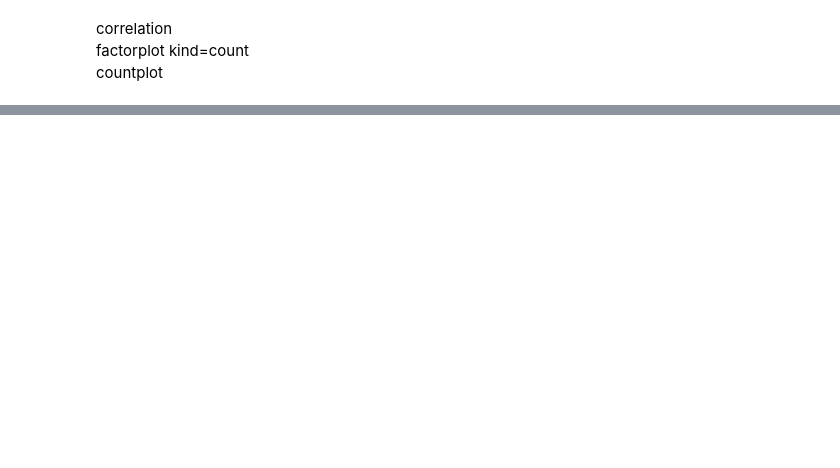
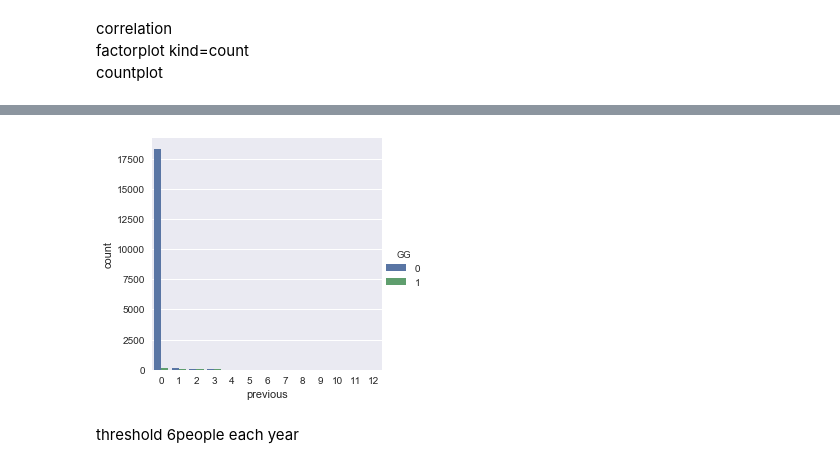
Before and after one commit to oz1717/SFP_GG_award, a Jupyter notebook: GG.ipynb, the cells around one changed output, grey strips where cells are left out. Drawn from its saved outputs; the diff is of its cells as text; code cells hidden in the pictures; blank space fills up the shorter version.

```diff
--- a/GG.ipynb
+++ b/GG.ipynb
@@ -260,5 +365,9 @@ sns.plt.show()
 # %%
 g = sns.factorplot(x='previous', hue="GG",
-                  data=stats_pre_OF_df,
+                  data=stats_OF_df,
                   kind="count")
 sns.plt.show()
+# %% [output]
+[figure, added]
+# %% [markdown]
+threshold 6people each year
```
Also changed, not shown: parts of 46 cells of this notebook.
